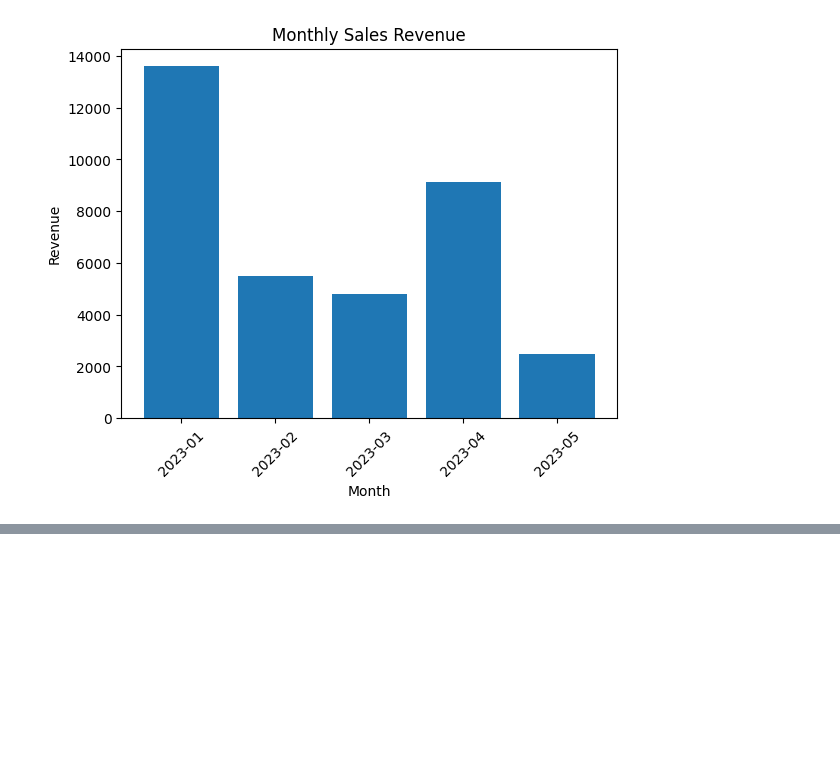
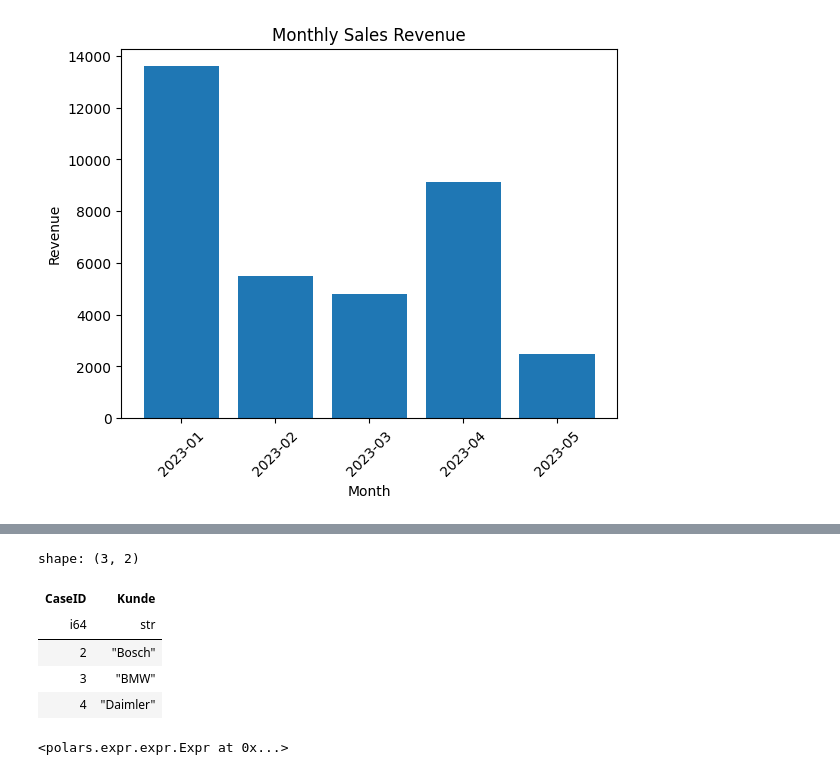
Before and after one commit to albertodiazdurana/learning_polars, a Jupyter notebook: experimenting.ipynb, the cells around one changed output, grey strips where cells are left out. Cells and saved outputs as stored; diff of their text form; code cells hidden in the pictures; blank space fills up the shorter version.

```diff
--- a/experimenting.ipynb
+++ b/experimenting.ipynb
@@ -819,0 +869,7 @@ Date with Highest Revenue: 2023-04-23
+# %%
+case_attributes = pl.LazyFrame(
+    {"CaseID": [1, 2, 3, 4], "Kunde": ["Siemens", "Bosch", "BMW", "Daimler"]}
+    )
+expected_case_attributes = pl.LazyFrame(
+    {"CaseID": [2, 3], "Kunde": ["Bosch", "BMW"]}
+    )
@@ -819,0 +913,5 @@ Date with Highest Revenue: 2023-04-23
+# %%
+def apply_case_activity_duration_filter(
+    events: pl.LazyFrame, case_attributes: pl.LazyFrame, activity: str, min_ms: int | None, max_ms: int | None, inverted: bool
+) -> pl.LazyFrame:
+    return case_attributes.join(filtered_case_ids(events, activity, min_ms, max_ms, inverted), on=CASE_ID, how="semi")
@@ -819,0 +942,22 @@ Date with Highest Revenue: 2023-04-23
+# %%
+case_attributes = pl.LazyFrame(
+    {"CaseID": [1, 2, 3, 4], "Kunde": ["Siemens", "Bosch", "BMW", "Daimler"]}
+    )
+expected_case_attributes = pl.LazyFrame(
+    {"CaseID": [2, 3], "Kunde": ["Bosch", "BMW"]}
+    )
+# %%
+apply_case_activity_duration_filter(
+            events, case_attributes, "Incident logging", None, None, True
+        ).collect()
+# %% [output]
+shape: (3, 2)
+| CaseID | Kunde |
+| i64 | str |
+| 2 | "Bosch" |
+| 3 | "BMW" |
+| 4 | "Daimler" |
+# %%
+pl.col(DURATION)
+# %% [output]
+<polars.expr.expr.Expr at 0x...>
```
Also changed, not shown: parts of 27 cells of this notebook.
